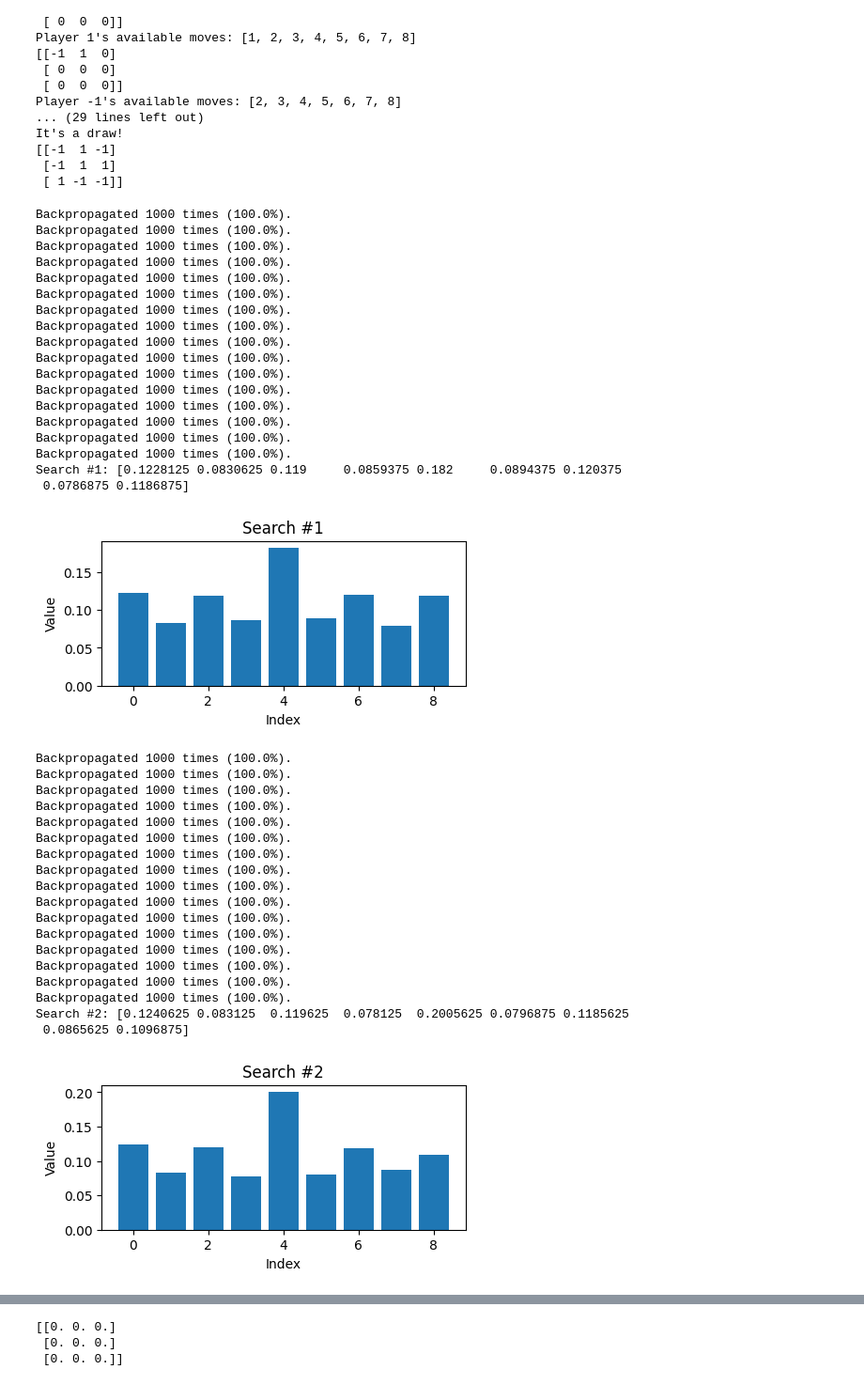
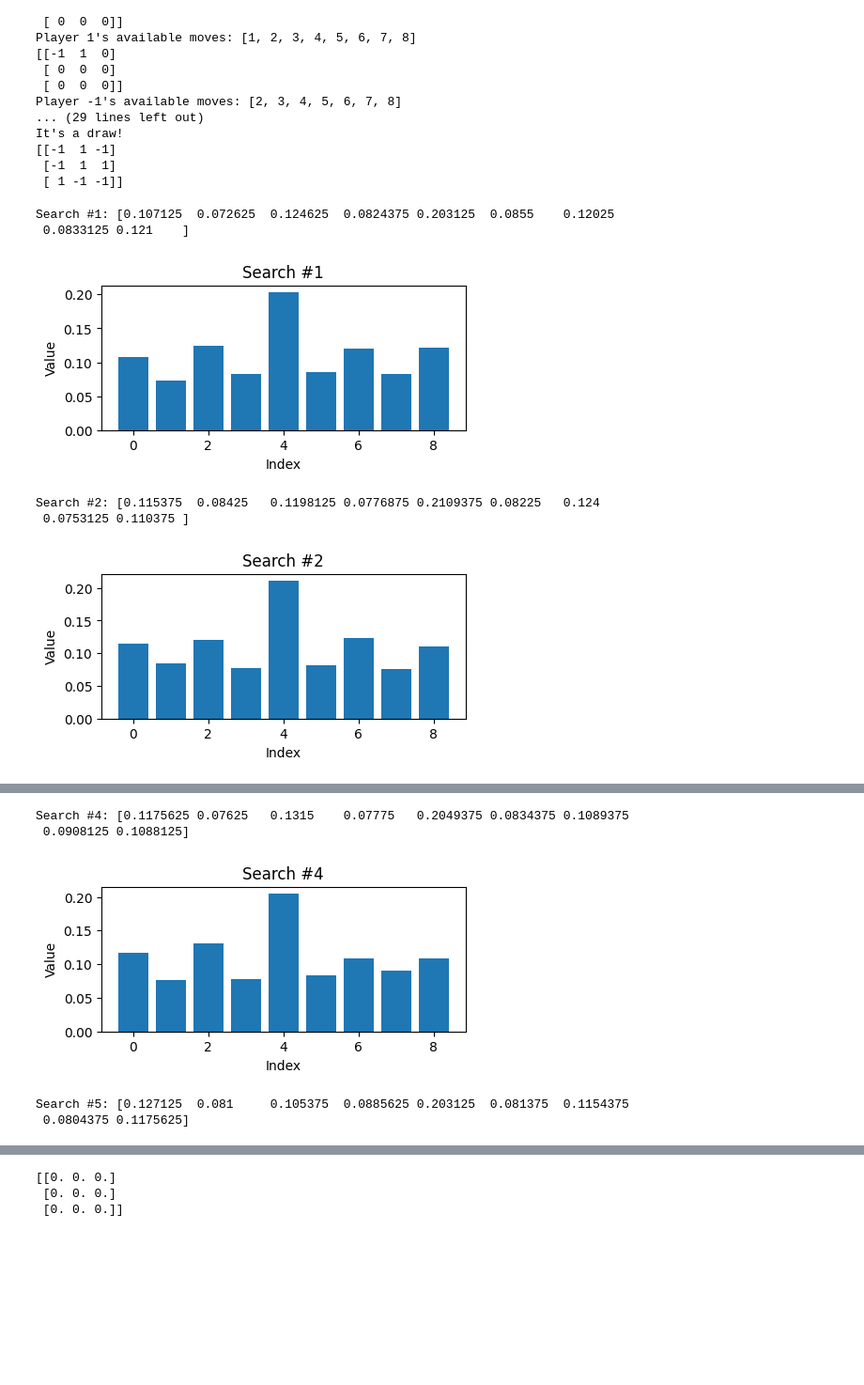
Before and after one commit to slatteryjim/AlphaZeroFromScratch, a Jupyter notebook: 1.TicTacToe.ipynb, the cells around one changed output, grey strips where cells are left out. Shown: that part at 94% size. Drawn from its saved outputs; the diff is of its cells as text; code cells hidden in the pictures; blank space fills up the shorter version.

```diff
--- a/1.TicTacToe.ipynb
+++ b/1.TicTacToe.ipynb
@@ -150,63 +150,33 @@ def plot_array(array, title):
 # %%
 import importlib
 importlib.reload(mcts_classic)
 from mcts_classic import MCTS
 from tictactoe import TicTacToe
 
 
-for i in range(3):
+for i in range(5):
     # Define game
     game = TicTacToe()
     state = game.get_initial_state()
 
     # Run MCTS
-    mcts = MCTS(game, {'num_searches': 1000, 'C': 1.4})
+    mcts = MCTS(game, {'num_searches': 1000, 'C': 1.4}, add_dirichlet_noise=False)
     # action_probs = mcts.search(state)
     action_probs = mcts.ensemble_searches(state, 16)
 
-    # ensemble 16 searches of 1000, C=  4:                  Search #1: [0.116875 0.1018 0.113 0.09875   0.1375 0.1015 0.11419 0.10069 0.116]
-    # ensemble 16 searches of  500, C=1.4: some volatility: Search #1: [0.117875 0.0914 0.113 0.079875  0.1829 0.0894 0.10675 0.08475 0.134]
-    # ensemble 16 searches of 1000, C=1.4: more stable:     Search #1: [0.122813 0.0831 0.119 0.0859375 0.182  0.0894 0.12038 0.07869 0.119]
+    # ensemble 16 searches of 1000, C=  4:                  Search #1: [0.1168 0.1018 0.113 0.098 0.137 0.101 0.1141 0.100 0.116]
+    # ensemble 16 searches of  500, C=1.4: some volatility: Search #1: [0.1178 0.0914 0.113 0.079 0.182 0.089 0.1067 0.084 0.134]
+    # ensemble 16 searches of 1000, C=1.4: more stable:     Search #1: [0.1228 0.0831 0.119 0.085 0.182 0.089 0.1203 0.078 0.119]
+    # single     search of 100,000, C=4:                    Search #1: [0.0800 0.0428 0.088 0.040 0.481 0.044 0.0897 0.042 0.090]
+    # single     search of  10,000, C=4:                    Search #1: [0.1035 0.0836 0.119 0.090 0.207 0.078 0.1207 0.081 0.113]
 
     print(f"Search #{i+1}: {action_probs}")
     # Plot the array
     plot_array(action_probs, f"Search #{i+1}")
 # %% [output]
-Backpropagated 1000 times (100.0%).
-Backpropagated 1000 times (100.0%).
-Backpropagated 1000 times (100.0%).
-Backpropagated 1000 times (100.0%).
-Backpropagated 1000 times (100.0%).
-Backpropagated 1000 times (100.0%).
-Backpropagated 1000 times (100.0%).
-Backpropagated 1000 times (100.0%).
-Backpropagated 1000 times (100.0%).
-Backpropagated 1000 times (100.0%).
-Backpropagated 1000 times (100.0%).
-Backpropagated 1000 times (100.0%).
-Backpropagated 1000 times (100.0%).
-Backpropagated 1000 times (100.0%).
-Backpropagated 1000 times (100.0%).
-Backpropagated 1000 times (100.0%).
-Search #1: [0.1228125 0.0830625 0.119     0.0859375 0.182     0.0894375 0.120375
- 0.0786875 0.1186875]
+Search #1: [0.107125  0.072625  0.124625  0.0824375 0.203125  0.0855    0.12025
+ 0.0833125 0.121    ]
-[figure, old version]
+[figure, new version]
-Backpropagated 1000 times (100.0%).
-Backpropagated 1000 times (100.0%).
-Backpropagated 1000 times (100.0%).
-Backpropagated 1000 times (100.0%).
-Backpropagated 1000 times (100.0%).
-Backpropagated 1000 times (100.0%).
-Backpropagated 1000 times (100.0%).
-Backpropagated 1000 times (100.0%).
-Backpropagated 1000 times (100.0%).
-Backpropagated 1000 times (100.0%).
-Backpropagated 1000 times (100.0%).
-Backpropagated 1000 times (100.0%).
-Backpropagated 1000 times (100.0%).
-Backpropagated 1000 times (100.0%).
-Backpropagated 1000 times (100.0%).
-Backpropagated 1000 times (100.0%).
-Search #2: [0.1240625 0.083125  0.119625  0.078125  0.2005625 0.0796875 0.1185625
- 0.0865625 0.1096875]
+Search #2: [0.115375  0.08425   0.1198125 0.0776875 0.2109375 0.08225   0.124
+ 0.0753125 0.110375 ]
-[figure, old version]
+[figure, new version]
@@ -231,0 +186,5 @@ Search #3: [0.1185625 0.0829375 0.1124375 0.08075   0.205125  0.085875  0.125187
+Search #4: [0.1175625 0.07625   0.1315    0.07775   0.2049375 0.0834375 0.1089375
+ 0.0908125 0.1088125]
+[figure, added]
+Search #5: [0.127125  0.081     0.105375  0.0885625 0.203125  0.081375  0.1154375
+ 0.0804375 0.1175625]
```
Also changed, not shown: parts of 1 cell of this notebook, 1 other file.
